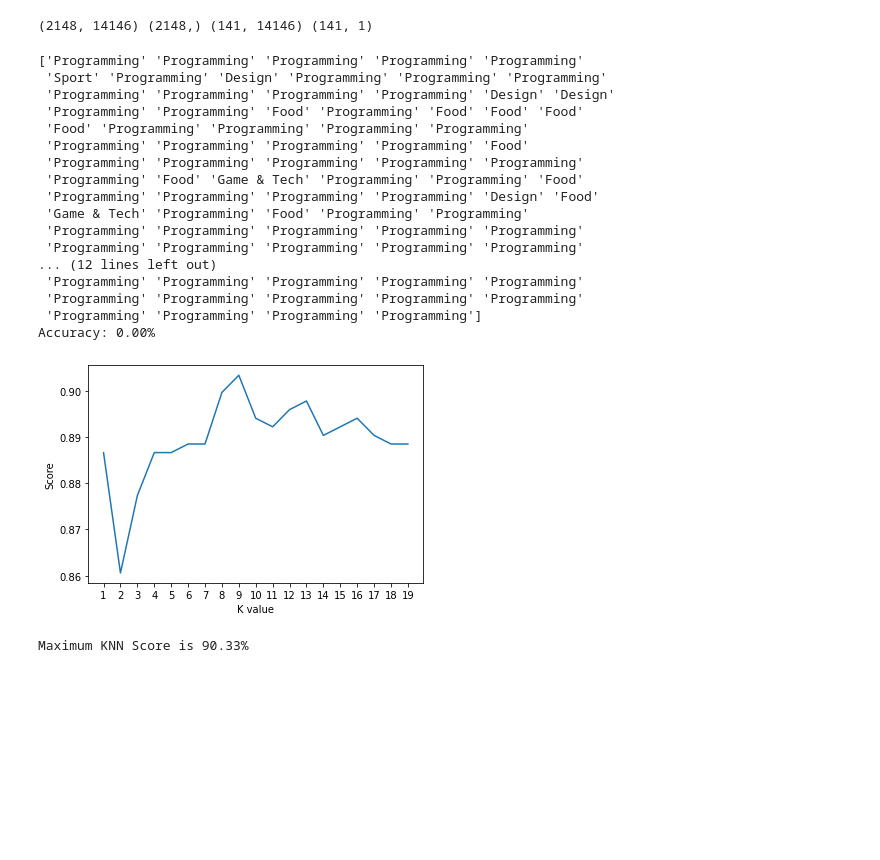
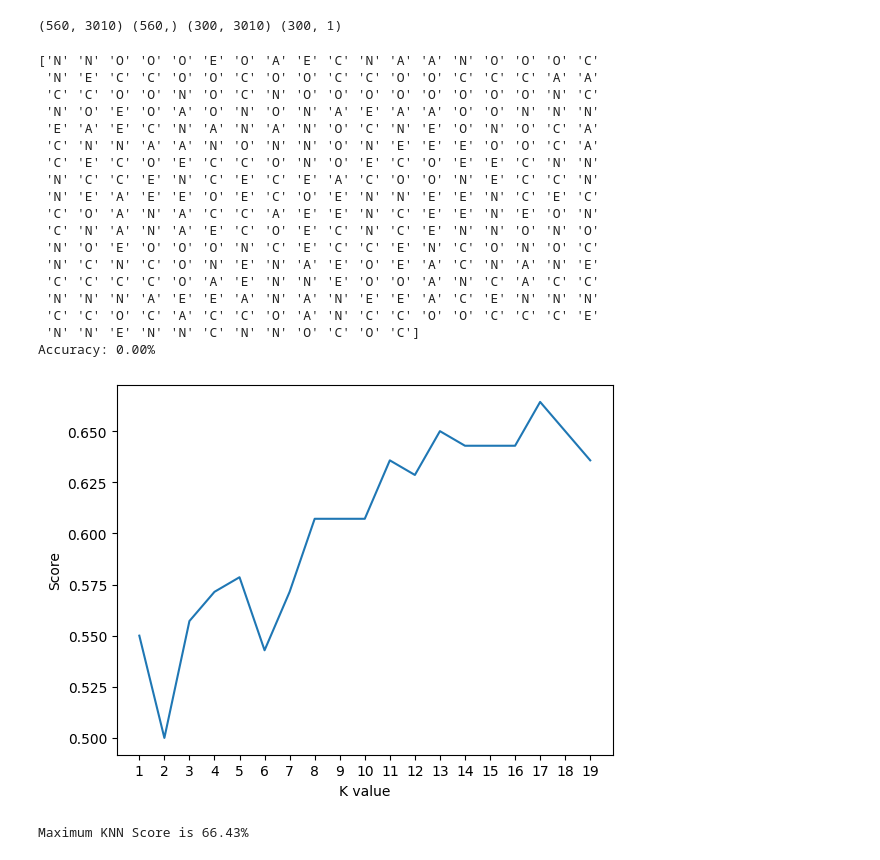
Before and after one commit to Shortfire13/Analytic-KNN, a Jupyter notebook: Final.ipynb, the cells around one changed output. Cells and saved outputs as stored; diff of their text form; code cells hidden in the pictures; blank space fills up the shorter version.

```diff
--- a/Final.ipynb
+++ b/Final.ipynb
@@ -42,13 +28,13 @@ from sklearn.preprocessing import LabelEncoder
 
 # Load dataset
 def load_data():
-    data = pd.read_csv('testing.csv')#ubah nama file sesai dengan nama file kalian
+    data = pd.read_csv('data testing.csv')#ubah nama file sesai dengan nama file kalian
     return data
 
 df = load_data()
 
 #definisi dataframe
-df  = pd.DataFrame(df[['Account','caption']])#ubah dataframe sesuai column kalian
+df  = pd.DataFrame(df[['username','content']])#ubah dataframe sesuai column kalian
 df = df.dropna().reset_index(drop=True)
 # df.to_csv('dataset fix.csv',index=False)
 # %%
@@ -59,7 +45,7 @@ def remove_pattern(input_txt, pattern):
     for i in r:
         input_txt = re.sub(i, '', input_txt)
     return input_txt
-df['remove_user'] = np.vectorize(remove_pattern)(df['caption'], "@[\w]*")
+df['remove_user'] = np.vectorize(remove_pattern)(df['content'], "@[\w]*")
 # %%
 
 import re
@@ -68,6 +54,6 @@ def casefolding(content):
     content = content.strip(" ")
     content = re.sub(r'[?|.|!_:")(-+,#]','', content)
     return content
-df['casefolding'] = df['caption'].apply(casefolding)
+df['casefolding'] = df['content'].apply(casefolding)
 df['casefolding']
 # %% [output]
@@ -329,63 +266,64 @@ y_test_uji = df[['sentiment']]
 X_train, X_test, y_train, y_test = train_test_split(X, y, test_size=0.2, stratify=y, random_state=85)
 print ((X_train.shape),(y_train.shape),(X_test_uji.shape), (y_test_uji.shape))
 # %% [output]
-(2148, 14146) (2148,) (141, 14146) (141, 1)
+(560, 3010) (560,) (300, 3010) (300, 1)
 # %%
 accuracies = {}
 
 #KNN Classifier
 from sklearn.neighbors import KNeighborsClassifier
-knn = KNeighborsClassifier(n_neighbors = 9)  # n_neighbors means k
+knn = KNeighborsClassifier(n_neighbors = 5)  # n_neighbors means k
 knn.fit(X_train, y_train)
 
 Y_pred = knn.predict(X_test_uji)
 pred = enc.inverse_transform(Y_pred)
 df['sentiment'] = pred
 # df
 print (pred)
 predictions = [round(value) for value in Y_pred]
 
 # evaluate predictions
 accuracy = accuracy_score(y_test_uji, predictions)
 accuracies['KNN'] = accuracy* 100.0
 print("Accuracy: %.2f%%" % (accuracy * 100.0))
 
-#try to find best k value
+# #try to find best k value
 scoreList = []
 for i in range(1,20):
     knn2 = KNeighborsClassifier(n_neighbors = i)  # n_neighbors means k
     knn2.fit(X_train, y_train)
     scoreList.append(knn2.score(X_test,y_test))
 
 plt.plot(range(1,20), scoreList)
 plt.xticks(np.arange(1,20,1))
 plt.xlabel("K value")
 plt.ylabel("Score")
 plt.show()
 
 acc = max(scoreList)*100
 
 print("Maximum KNN Score is {:.2f}%".format(acc))
 # %% [output]
-['Programming' 'Programming' 'Programming' 'Programming' 'Programming'
- 'Sport' 'Programming' 'Design' 'Programming' 'Programming' 'Programming'
- 'Programming' 'Programming' 'Programming' 'Programming' 'Design' 'Design'
- 'Programming' 'Programming' 'Food' 'Programming' 'Food' 'Food' 'Food'
- 'Food' 'Programming' 'Programming' 'Programming' 'Programming'
- 'Programming' 'Programming' 'Programming' 'Programming' 'Food'
- 'Programming' 'Programming' 'Programming' 'Programming' 'Programming'
- 'Programming' 'Food' 'Game & Tech' 'Programming' 'Programming' 'Food'
- 'Programming' 'Programming' 'Programming' 'Programming' 'Design' 'Food'
- 'Game & Tech' 'Programming' 'Food' 'Programming' 'Programming'
- 'Programming' 'Programming' 'Programming' 'Programming' 'Programming'
- 'Programming' 'Programming' 'Programming' 'Programming' 'Programming'
-... (12 lines left out)
- 'Programming' 'Programming' 'Programming' 'Programming' 'Programming'
- 'Programming' 'Programming' 'Programming' 'Programming' 'Programming'
- 'Programming' 'Programming' 'Programming' 'Programming']
+['N' 'N' 'O' 'O' 'O' 'E' 'O' 'A' 'E' 'C' 'N' 'A' 'A' 'N' 'O' 'O' 'O' 'C'
+ 'N' 'E' 'C' 'C' 'O' 'O' 'C' 'O' 'O' 'C' 'C' 'O' 'O' 'C' 'C' 'C' 'A' 'A'
+ 'C' 'C' 'O' 'O' 'N' 'O' 'C' 'N' 'O' 'O' 'O' 'O' 'O' 'O' 'O' 'O' 'N' 'C'
+ 'N' 'O' 'E' 'O' 'A' 'O' 'N' 'O' 'N' 'A' 'E' 'A' 'A' 'O' 'O' 'N' 'N' 'N'
+ 'E' 'A' 'E' 'C' 'N' 'A' 'N' 'A' 'N' 'O' 'C' 'N' 'E' 'O' 'N' 'O' 'C' 'A'
+ 'C' 'N' 'N' 'A' 'A' 'N' 'O' 'N' 'N' 'O' 'N' 'E' 'E' 'E' 'O' 'O' 'C' 'A'
+ 'C' 'E' 'C' 'O' 'E' 'C' 'C' 'O' 'N' 'O' 'E' 'C' 'O' 'E' 'E' 'C' 'N' 'N'
+ 'N' 'C' 'C' 'E' 'N' 'C' 'E' 'C' 'E' 'A' 'C' 'O' 'O' 'N' 'E' 'C' 'C' 'N'
+ 'N' 'E' 'A' 'E' 'E' 'O' 'E' 'C' 'O' 'E' 'N' 'N' 'E' 'E' 'N' 'C' 'E' 'C'
+ 'C' 'O' 'A' 'N' 'A' 'C' 'C' 'A' 'E' 'E' 'N' 'C' 'E' 'E' 'N' 'E' 'O' 'N'
+ 'C' 'N' 'A' 'N' 'A' 'E' 'C' 'O' 'E' 'C' 'N' 'C' 'E' 'N' 'N' 'O' 'N' 'O'
+ 'N' 'O' 'E' 'O' 'O' 'O' 'N' 'C' 'E' 'C' 'C' 'E' 'N' 'C' 'O' 'N' 'O' 'C'
+ 'N' 'C' 'N' 'C' 'O' 'N' 'E' 'N' 'A' 'E' 'O' 'E' 'A' 'C' 'N' 'A' 'N' 'E'
+ 'C' 'C' 'C' 'C' 'O' 'A' 'E' 'N' 'N' 'E' 'O' 'O' 'A' 'N' 'C' 'A' 'C' 'C'
+ 'N' 'N' 'N' 'A' 'E' 'E' 'A' 'N' 'A' 'N' 'E' 'E' 'A' 'C' 'E' 'N' 'N' 'N'
+ 'C' 'C' 'O' 'C' 'A' 'C' 'C' 'O' 'A' 'N' 'C' 'C' 'O' 'O' 'C' 'C' 'C' 'E'
+ 'N' 'N' 'E' 'N' 'N' 'C' 'N' 'N' 'O' 'C' 'O' 'C']
 Accuracy: 0.00%
-[figure, old version]
+[figure, new version]
-Maximum KNN Score is 90.33%
+Maximum KNN Score is 66.43%
 # %%
 y_pred = knn.predict(X_test)
 accuracy = accuracy_score(y_test, y_pred)
```
Also changed, not shown: parts of 9 cells of this notebook, 14 other files.
